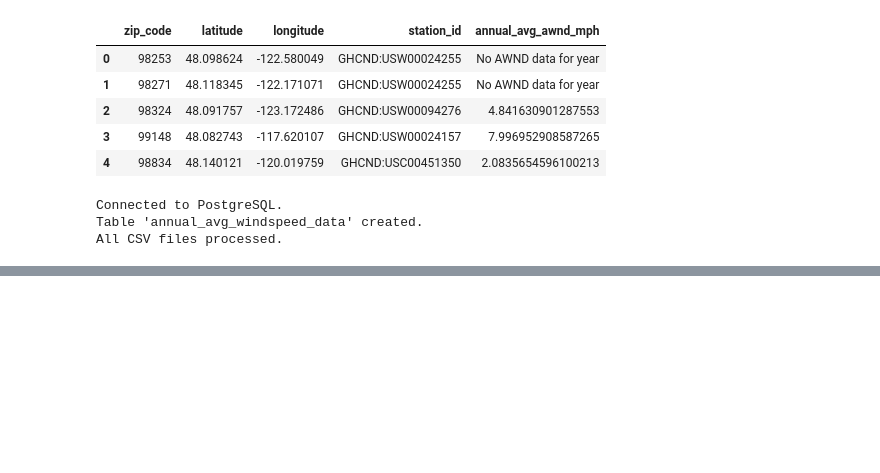
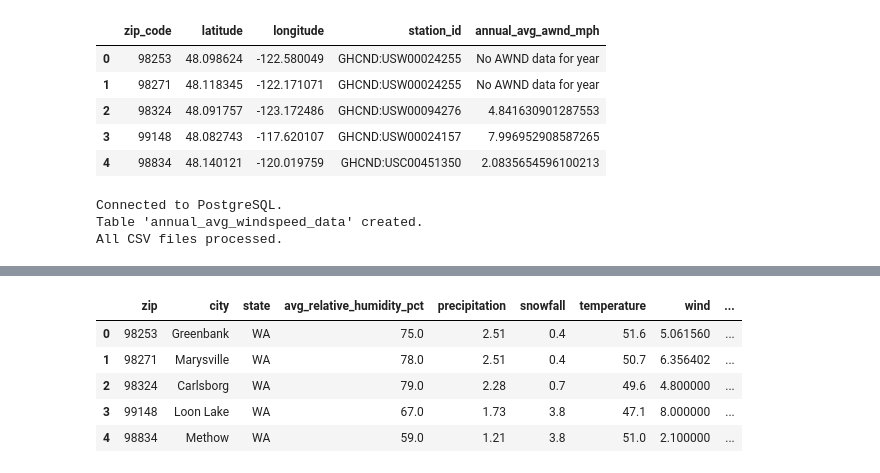
Before and after one commit to LeeC-aiML/Multi-Modal_RAG_Model_Recommender, a Jupyter notebook: Weather_db.ipynb, the cells around one changed output, grey strips where cells are left out. Cells and saved outputs as stored; diff of their text form; code cells hidden in the pictures; blank space fills up the shorter version.

```diff
--- a/Weather_db.ipynb
+++ b/Weather_db.ipynb
@@ -230,0 +252,22 @@ df.to_csv(r"C:\Users\leedf\weatherData\weather_data_v1.csv", index=False)
+# %%
+#------------- Clean the dataframe for better usability -------------
+
+# Round the numeric columns to the appropriate decimal places depending on the measurement.
+df[['snowfall','temperature','wind']]=df[['snowfall','temperature','wind']].apply(pd.to_numeric, errors='coerce').round(1)
+df[['precipitation']]=df[['precipitation']].apply(pd.to_numeric, errors='coerce').round(2)
+df[['avg_relative_humidity_pct']]=df[['avg_relative_humidity_pct']].apply(pd.to_numeric, errors='coerce').round()
+
+# Bring in the peak sun hours data from the second dataframe
+psh_data = pd.read_csv(r"C:\Users\leedf\weatherData\PeakSunHours.csv")
+
+# Merge the peak sun hours data with the main dataframe on the 'state' column
+fullWeatherData = pd.merge(df, psh_data, on='state', how='left')
+#fullWeatherData.to_csv(r"C:\Users\leedf\weatherData\fullWeatherData.csv", index=False)
+
+# Transform the 'snowfall' and 'precipitation' columns into annual averages by multiplying by 12 and round them to 2 decimal places
+fullWeatherData['annual_avg_snowfall'] = (fullWeatherData['snowfall'] * 12)
+fullWeatherData['annual_avg_precipitation'] = (fullWeatherData['precipitation'] * 12)
+fullWeatherData[['annual_avg_snowfall','annual_avg_precipitation']] = fullWeatherData[['annual_avg_snowfall','annual_avg_precipitation']].round(2)
+
+# Save the cleaned and transformed dataframe to a new CSV file
+fullWeatherData.to_csv(r"C:\Users\leedf\weatherData\cleanedWeatherDataByZip.csv", index=False)
@@ -230,0 +312,30 @@ df.to_csv(r"C:\Users\leedf\weatherData\weather_data_v1.csv", index=False)
+# %%
+#------------ Continue Cleaning the dataframe for better usability -------------
+
+# Use KNN to fill the 623 missing values in the 'avg_relative_humidity_pct' column of the cleaned weather data by zip code and their related coordinates
+from sklearn.neighbors import KNeighborsRegressor
+import numpy as np
+
+# Split the data into complete(train) and incomplete(test) wind data
+train_data = mergedData[mergedData['avg_relative_humidity_pct'].notna()]
+test_data = mergedData[mergedData['avg_relative_humidity_pct'].isna()]
+
+# Extract the Latitude and Longitude as features, with the 'avg_relative_humidity_pct' column as the target variable
+X_train = train_data[['lat', 'lon']]
+y_train = train_data['avg_relative_humidity_pct']
+X_test = test_data[['lat', 'lon']]
+
+# Fit KNN Regressor(using 7 neighbors) to the training data weighted by distance
+knn = KNeighborsRegressor(n_neighbors=7, weights='distance')
+knn.fit(X_train, y_train)
+
+# Predict and fill in the missing 'avg_relative_humidity_pct' values in the test data
+fullWeatherData.loc[fullWeatherData['avg_relative_humidity_pct'].isna(), 'avg_relative_humidity_pct'] = knn.predict(X_test)
+fullWeatherData.head()
+# %% [output]
+|  | zip | city | state | avg_relative_humidity_pct | precipitation | snowfall | temperature | wind | ... |
+| 0 | 98253 | Greenbank | WA | 75.0 | 2.51 | 0.4 | 51.6 | 5.061560 | ... |
+| 1 | 98271 | Marysville | WA | 78.0 | 2.51 | 0.4 | 50.7 | 6.356402 | ... |
+| 2 | 98324 | Carlsborg | WA | 79.0 | 2.28 | 0.7 | 49.6 | 4.800000 | ... |
+| 3 | 99148 | Loon Lake | WA | 67.0 | 1.73 | 3.8 | 47.1 | 8.000000 | ... |
+| 4 | 98834 | Methow | WA | 59.0 | 1.21 | 3.8 | 51.0 | 2.100000 | ... |
```
Also changed, not shown: parts of 6 cells of this notebook.
